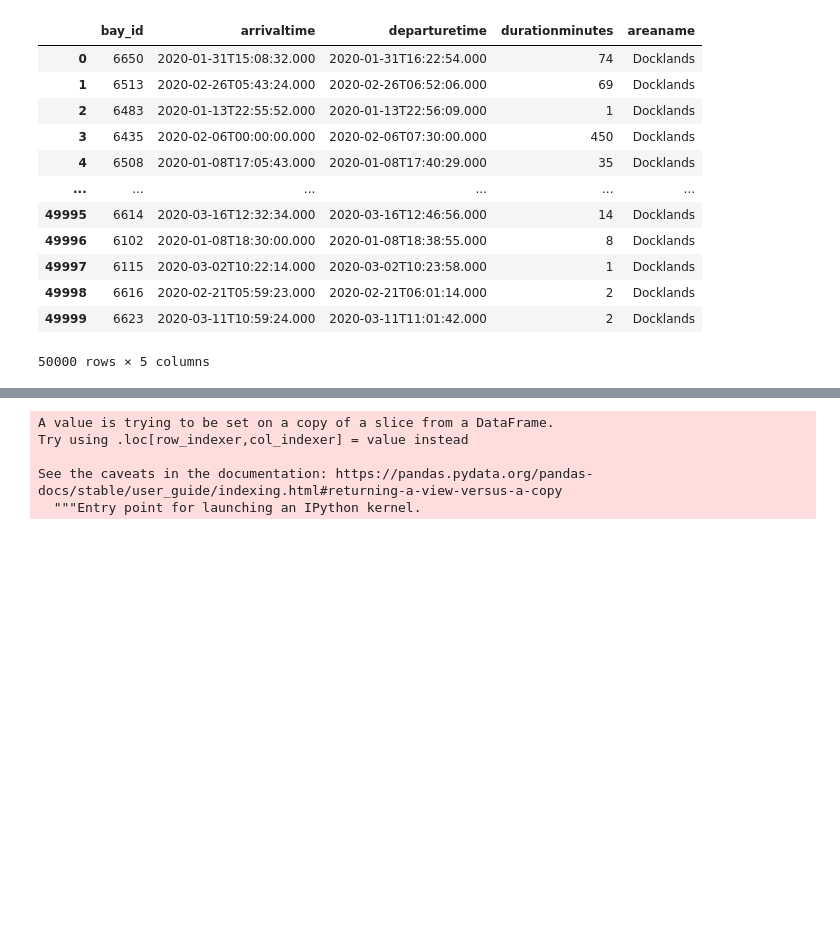
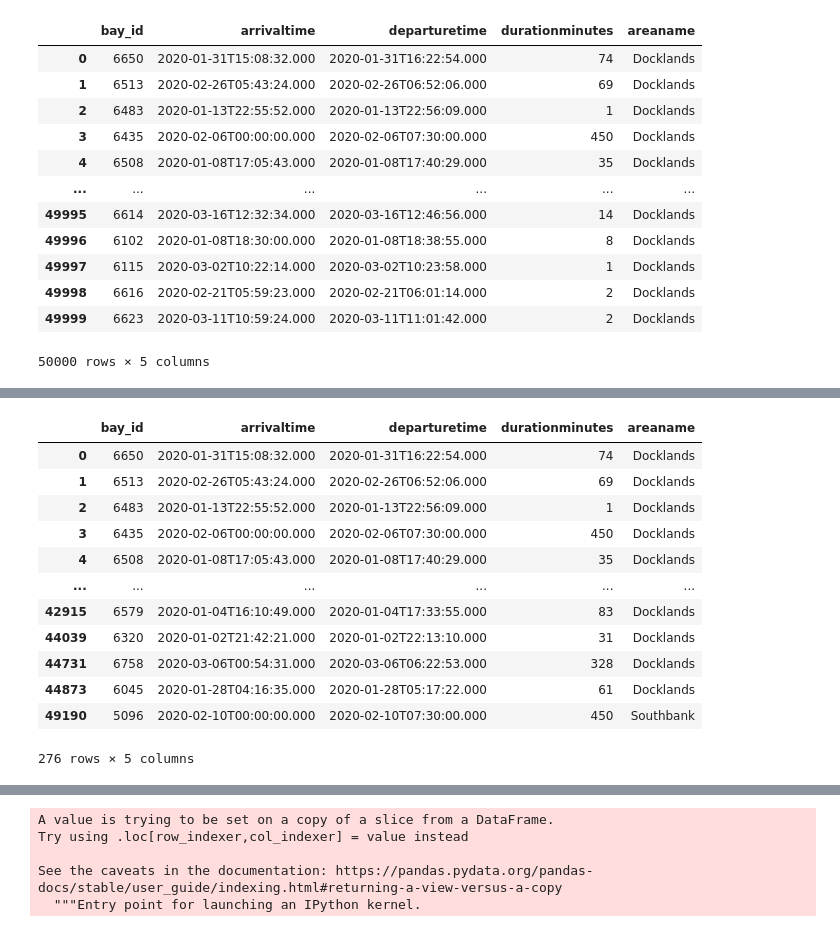
Before and after one commit to Rishi0406/project_2, a Jupyter notebook: Data/parking_bay.ipynb, the cells around one changed output, grey strips where cells are left out. Saved outputs shown, nothing was run; the diff lists cells and outputs as text; code cells hidden in the pictures; blank space fills up the shorter version.

```diff
--- a/Data/parking_bay.ipynb
+++ b/Data/parking_bay.ipynb
@@ -87,3 +105,20 @@ See the caveats in the documentation: https://pandas.pydata.org/pandas-docs/stab
+# %%
+historic_df.drop_duplicates("bay_id", inplace=True)
+historic_df
+# %% [output]
+|  | bay_id | arrivaltime | departuretime | durationminutes | areaname |
+| 0 | 6650 | 2020-01-31T15:08:32.000 | 2020-01-31T16:22:54.000 | 74 | Docklands |
+| 1 | 6513 | 2020-02-26T05:43:24.000 | 2020-02-26T06:52:06.000 | 69 | Docklands |
+| 2 | 6483 | 2020-01-13T22:55:52.000 | 2020-01-13T22:56:09.000 | 1 | Docklands |
+| 3 | 6435 | 2020-02-06T00:00:00.000 | 2020-02-06T07:30:00.000 | 450 | Docklands |
+| 4 | 6508 | 2020-01-08T17:05:43.000 | 2020-01-08T17:40:29.000 | 35 | Docklands |
+| ... | ... | ... | ... | ... | ... |
+| 42915 | 6579 | 2020-01-04T16:10:49.000 | 2020-01-04T17:33:55.000 | 83 | Docklands |
+| 44039 | 6320 | 2020-01-02T21:42:21.000 | 2020-01-02T22:13:10.000 | 31 | Docklands |
+| 44731 | 6758 | 2020-03-06T00:54:31.000 | 2020-03-06T06:22:53.000 | 328 | Docklands |
+| 44873 | 6045 | 2020-01-28T04:16:35.000 | 2020-01-28T05:17:22.000 | 61 | Docklands |
+| 49190 | 5096 | 2020-02-10T00:00:00.000 | 2020-02-10T07:30:00.000 | 450 | Southbank |
+276 rows × 5 columns
 # %%
 client = Socrata("data.melbourne.vic.gov.au", None)
 # First 2000 results, returned as JSON from API / converted to Python list of
```
Also changed, not shown: parts of 17 cells of this notebook, 3 other files.
